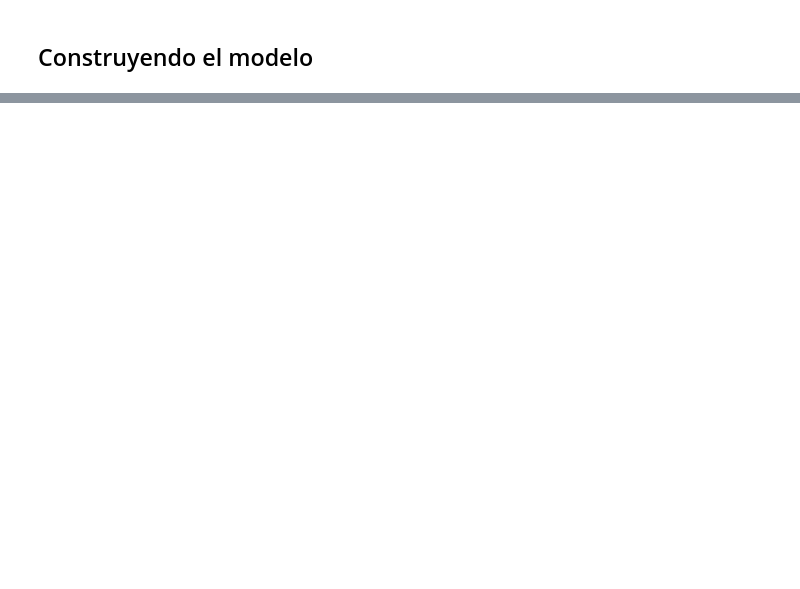
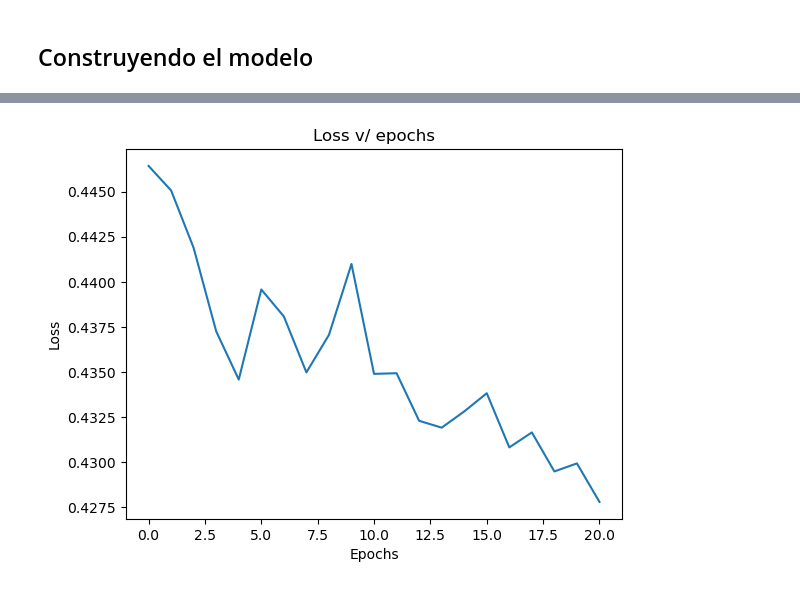
Before and after one commit to nsalazarv/msds_NN, a Jupyter notebook: MLP Classifier/mlp_aerolineas.ipynb, the cells around one changed output, grey strips where cells are left out. Cells and saved outputs as stored; diff of their text form; code cells hidden in the pictures; blank space fills up the shorter version.

```diff
--- a/MLP Classifier/mlp_aerolineas.ipynb
+++ b/MLP Classifier/mlp_aerolineas.ipynb
@@ -342,0 +280,9 @@ print("Test Accuracy:{0:.2f}".format(testing_accuracy[-1]))
+# %%
+history.history['loss']
+plt.plot(history.epoch, history.history['loss'])
+plt.title('Loss v/ epochs')
+plt.ylabel('Loss')
+plt.xlabel('Epochs')
+plt.show()
+# %% [output]
+[figure, added]
```
Also changed, not shown: parts of 22 cells of this notebook.
